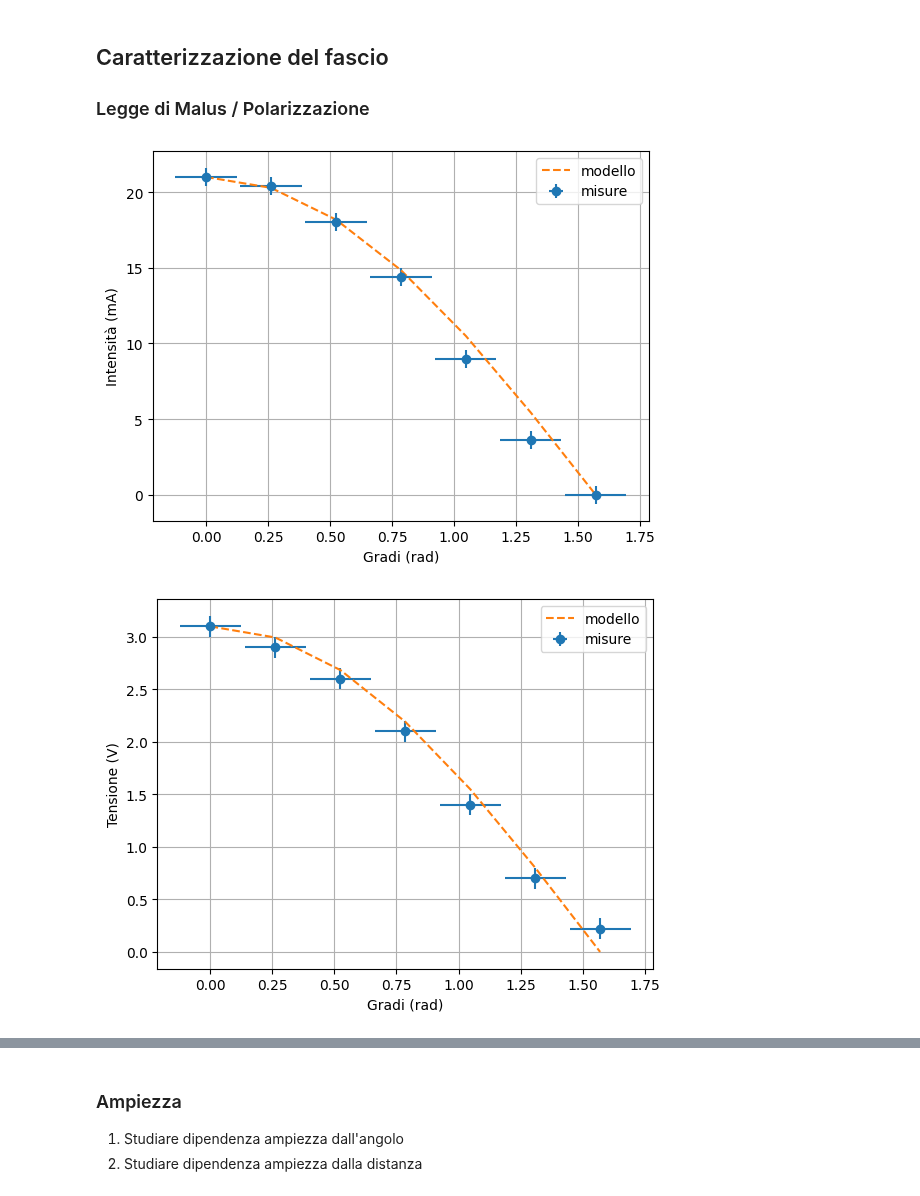
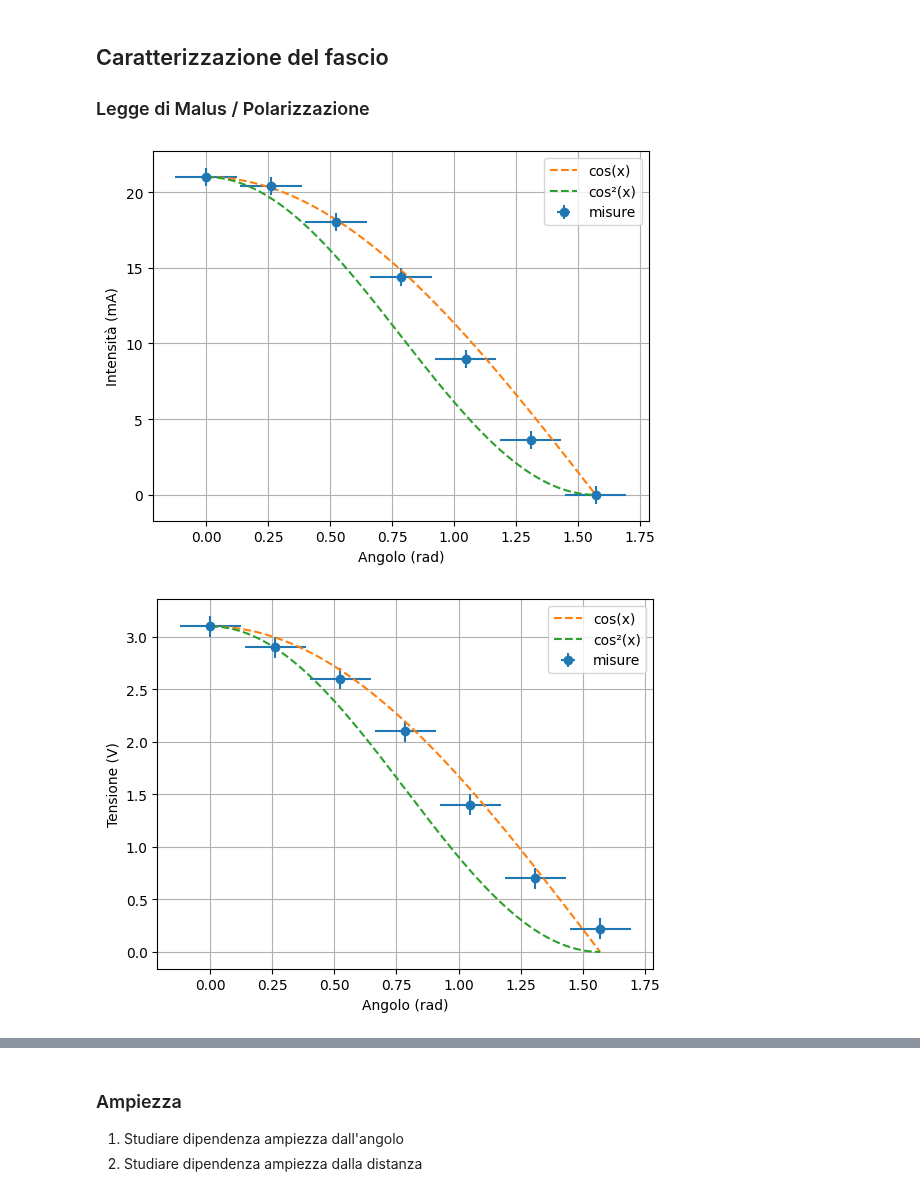
Before and after one commit to ARossiUnimib/Laboratorio-2---Gruppo-21-A.A.-2023-24, a Jupyter notebook: Notebooks/Microonde/Microonde.ipynb, the cells around one changed output, grey strips where cells are left out. Saved outputs shown, nothing was run; the diff lists cells and outputs as text; code cells hidden in the pictures.

```diff
--- a/Notebooks/Microonde/Microonde.ipynb
+++ b/Notebooks/Microonde/Microonde.ipynb
@@ -45,37 +45,41 @@ M = [0.7, 0.68, 0.6, 0.48, 0.3, 0.12, 0] # * 30
 err_M = .02 * 30
 # voltmetro
 V = [3.1, 2.9, 2.6, 2.1, 1.4, 0.7, 0.22]
-err_V = [0.1, 0.01, 0.01, 0.01, 0.01, 0.01]
+err_V = [0.1, 0.1, 0.1, 0.1, 0.1, 0.1, 0.1]
 
 # plot data of cos(theta) with M and V
 import matplotlib.pyplot as plt
 fig,ax = plt.subplots(1,1)
-ax.set_xlabel("Gradi (rad)")
+ax.set_xlabel("Angolo (rad)")
 ax.set_ylabel("Intensità (mA)")
+
+theta_plt = np.linspace(0,90,1000)
 
 #plt.plot(np.radians(theta), np.array(M)*30, 'o--')
 plt.errorbar(np.radians(theta), np.array(M)*30, yerr=err_M, xerr=err_totale, fmt='o', label='misure')
 # plot M[0]*30 * cos(theta)
-plt.plot(np.radians(theta), M[0]*30 * np.cos(np.radians(theta)), '--', label='modello')
+plt.plot(np.radians(theta_plt), M[0]*30 * np.cos(np.radians(theta_plt)), '--', label='cos(x)')
+plt.plot(np.radians(theta_plt), M[0]*30 * np.cos(np.radians(theta_plt))**2, '--', label='cos²(x)')
 
 plt.grid()
 plt.legend()
 plt.show()
 
 
 fig,ax = plt.subplots(1,1)
-ax.set_xlabel("Gradi (rad)")
+ax.set_xlabel("Angolo (rad)")
 ax.set_ylabel("Tensione (V)")
 
 # plot data of cos(theta) with V
 #plt.plot(np.radians(theta), V, 'o--')
 plt.errorbar(np.radians(theta), V, yerr=0.1, xerr=err_totale, fmt='o',label='misure')
 # plot V[0] * cos(theta)
-plt.plot(np.radians(theta), V[0] * np.cos(np.radians(theta)), '--', label='modello')
+plt.plot(np.radians(theta_plt), V[0] * np.cos(np.radians(theta_plt)), '--', label='cos(x)')
+plt.plot(np.radians(theta_plt), V[0] * np.cos(np.radians(theta_plt))**2, '--', label='cos²(x)')
 
 plt.grid()
 plt.legend()
 plt.show()
 # %% [output]
-[figure, old version]
+[figure, new version]
-[figure, old version]
+[figure, new version]
```
Also changed, not shown: parts of 14 cells of this notebook.
